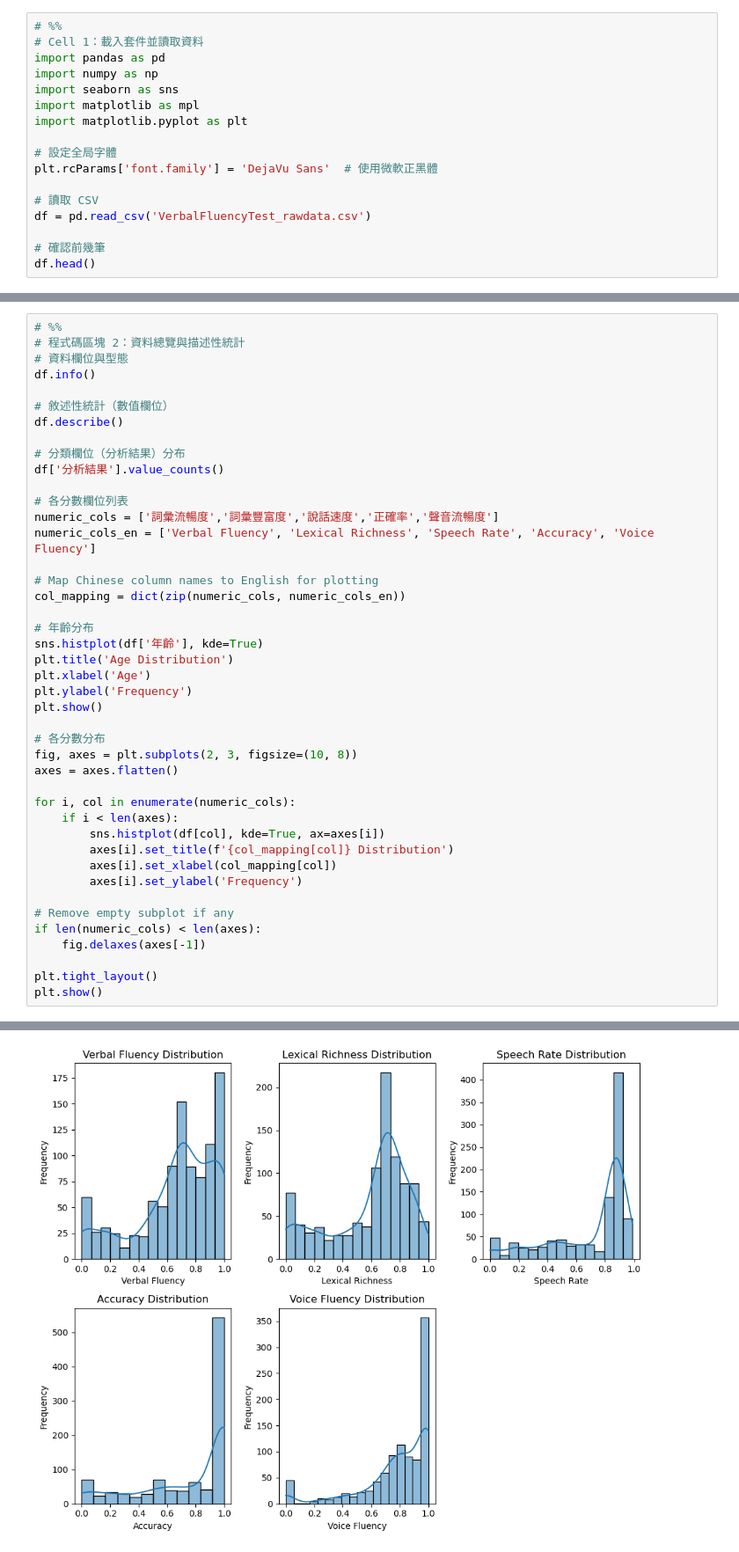
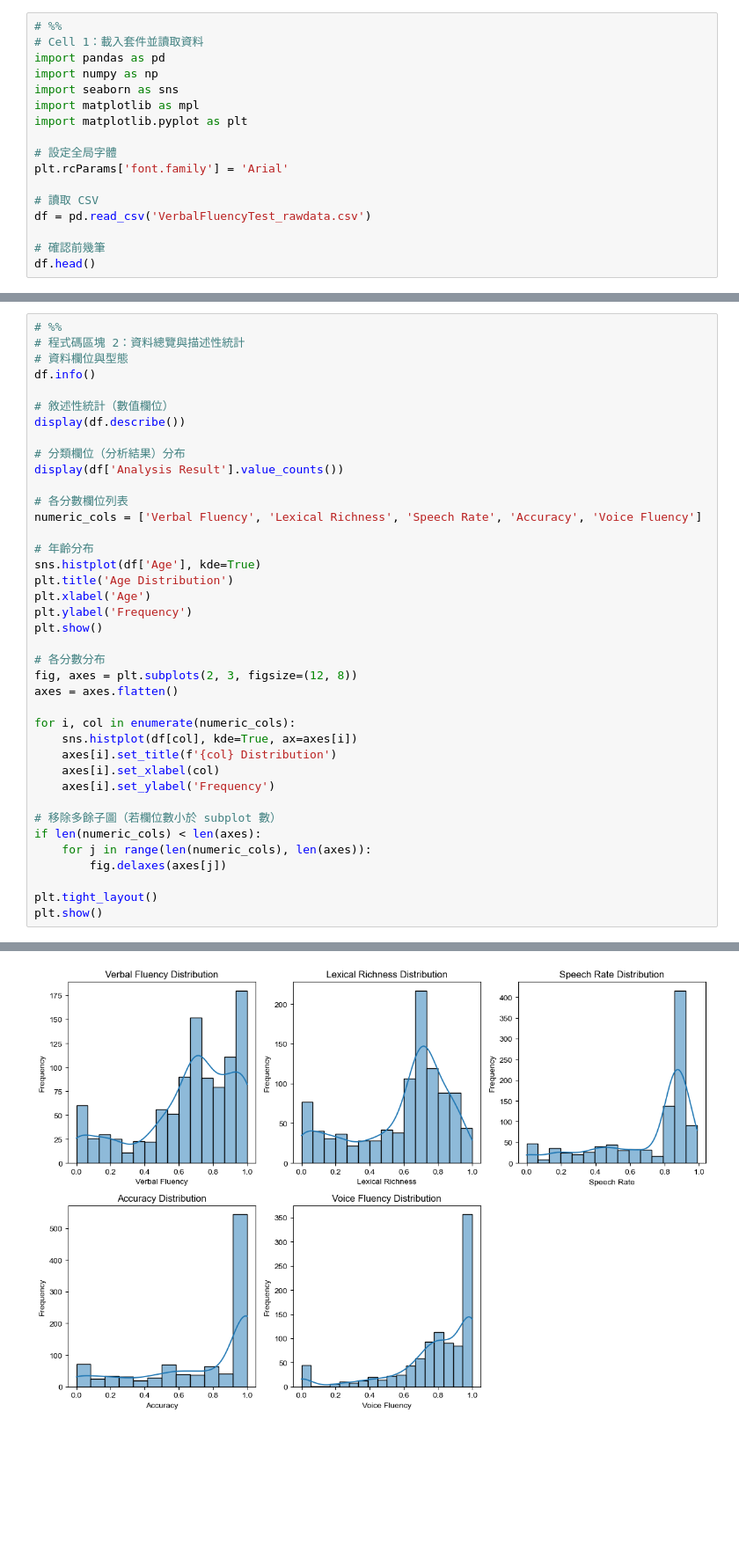
Before and after one commit to Kevindic0214/Voice-Face-Aging-Prediction, a Jupyter notebook: eda.ipynb, the cells around one changed output, grey strips where cells are left out. Shown: that part at 88% size. Drawn from its saved outputs; the diff is of its cells as text; blank space fills up the shorter version.

```diff
--- a/eda.ipynb
+++ b/eda.ipynb
@@ -8,7 +8,7 @@ import matplotlib as mpl
 import matplotlib.pyplot as plt
 
 # 設定全局字體
-plt.rcParams['font.family'] = 'DejaVu Sans'  # 使用微軟正黑體
+plt.rcParams['font.family'] = 'Arial'
 
 # 讀取 CSV
 df = pd.read_csv('VerbalFluencyTest_rawdata.csv')
@@ -29,39 +29,35 @@ df.head()
 df.info()
 
 # 敘述性統計（數值欄位）
-df.describe()
+display(df.describe())
 
 # 分類欄位（分析結果）分布
-df['分析結果'].value_counts()
+display(df['Analysis Result'].value_counts())
 
 # 各分數欄位列表
-numeric_cols = ['詞彙流暢度','詞彙豐富度','說話速度','正確率','聲音流暢度']
-numeric_cols_en = ['Verbal Fluency', 'Lexical Richness', 'Speech Rate', 'Accuracy', 'Voice Fluency']
-
-# Map Chinese column names to English for plotting
-col_mapping = dict(zip(numeric_cols, numeric_cols_en))
+numeric_cols = ['Verbal Fluency', 'Lexical Richness', 'Speech Rate', 'Accuracy', 'Voice Fluency']
 
 # 年齡分布
-sns.histplot(df['年齡'], kde=True)
+sns.histplot(df['Age'], kde=True)
 plt.title('Age Distribution')
 plt.xlabel('Age')
 plt.ylabel('Frequency')
 plt.show()
 
 # 各分數分布
-fig, axes = plt.subplots(2, 3, figsize=(10, 8))
+fig, axes = plt.subplots(2, 3, figsize=(12, 8))
 axes = axes.flatten()
 
 for i, col in enumerate(numeric_cols):
-    if i < len(axes):
-        sns.histplot(df[col], kde=True, ax=axes[i])
-        axes[i].set_title(f'{col_mapping[col]} Distribution')
-        axes[i].set_xlabel(col_mapping[col])
-        axes[i].set_ylabel('Frequency')
+    sns.histplot(df[col], kde=True, ax=axes[i])
+    axes[i].set_title(f'{col} Distribution')
+    axes[i].set_xlabel(col)
+    axes[i].set_ylabel('Frequency')
 
-# Remove empty subplot if any
+# 移除多餘子圖（若欄位數小於 subplot 數）
 if len(numeric_cols) < len(axes):
-    fig.delaxes(axes[-1])
+    for j in range(len(numeric_cols), len(axes)):
+        fig.delaxes(axes[j])
 
 plt.tight_layout()
 plt.show()
@@ -86,4 +96,4 @@ memory usage: 71.1+ KB
-[figure, old version]
+[figure, new version]
 # %%
 # %%
 # 程式碼區塊 3：檢查遺失值與唯一值
```
Also changed, not shown: parts of 9 cells of this notebook, 1 other file.
